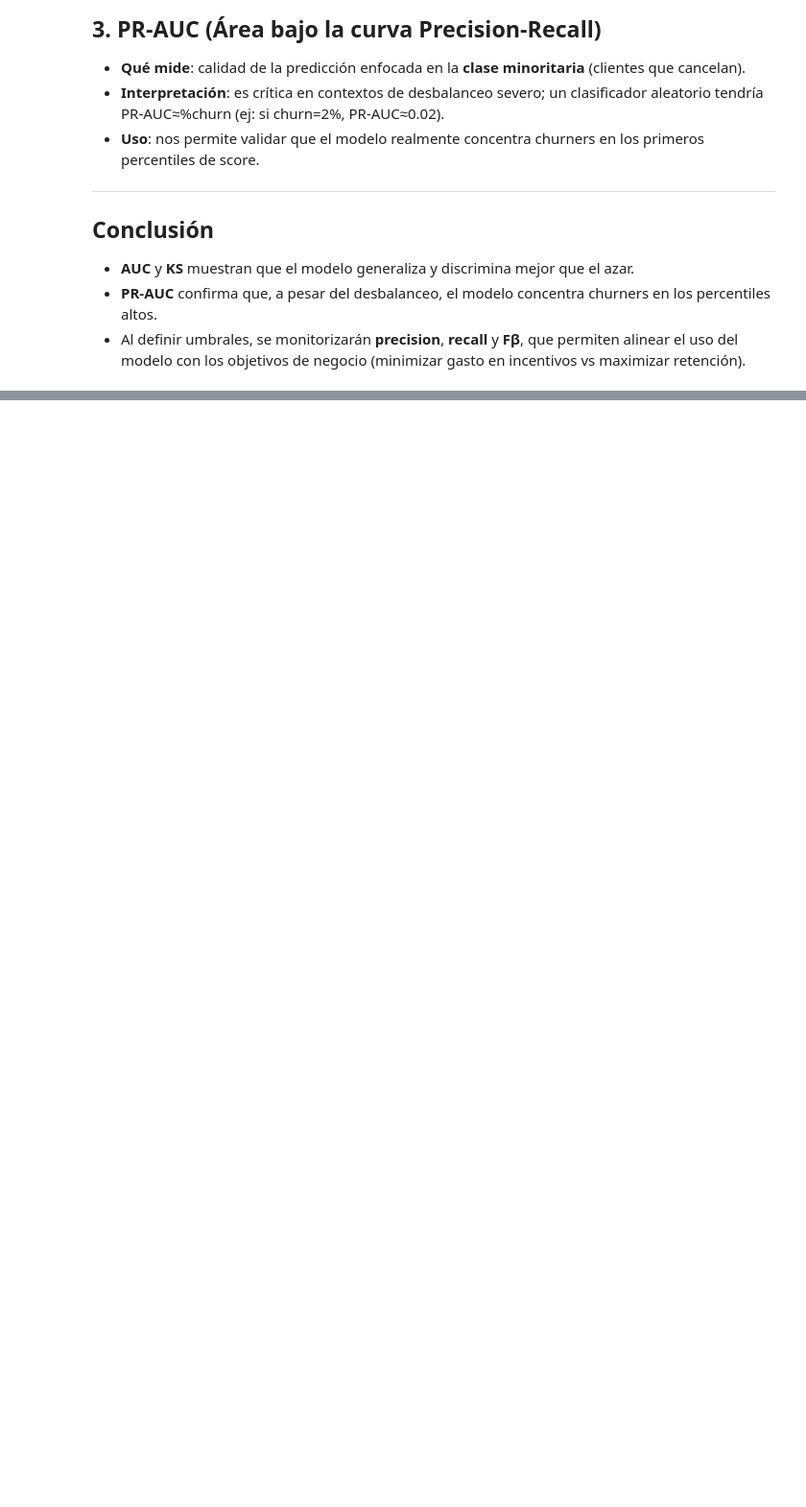
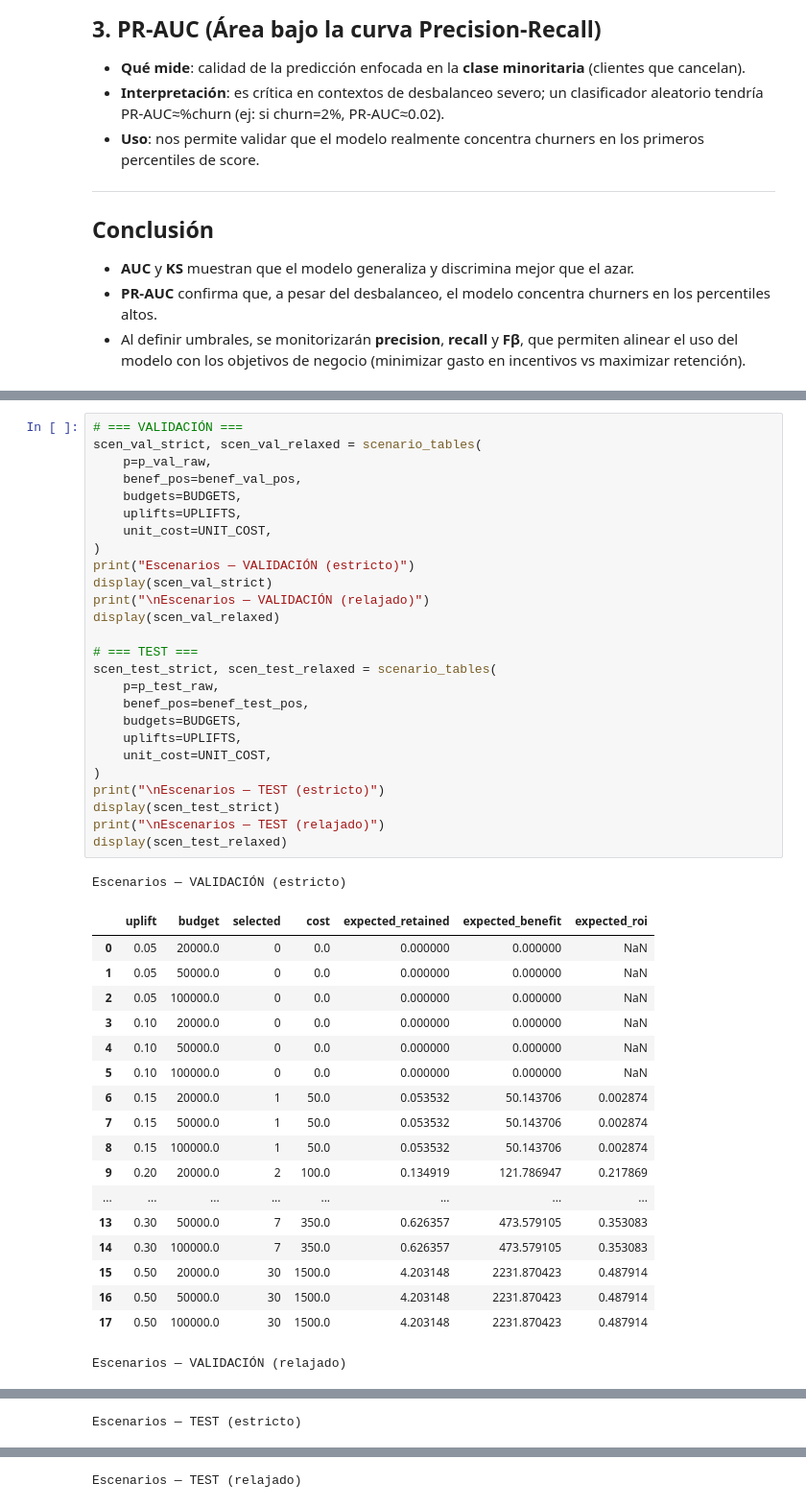
Before and after one commit to cafernandezp/adeslas-interview, a Jupyter notebook: notebooks/04-model.ipynb, the cells around one changed output, grey strips where cells are left out. Shown at 96% size. Cells and saved outputs as stored; diff of their text form; blank space fills up the shorter version.

```diff
--- a/notebooks/04-model.ipynb
+++ b/notebooks/04-model.ipynb
@@ -818,0 +1378,46 @@ Si luego quieres correr la versión con scale_pos_weight, descomenta el bloque d
+# %%
+# === VALIDACIÓN ===
+scen_val_strict, scen_val_relaxed = scenario_tables(
+    p=p_val_raw,
+    benef_pos=benef_val_pos,
+    budgets=BUDGETS,
+    uplifts=UPLIFTS,
+    unit_cost=UNIT_COST,
+)
+print("Escenarios — VALIDACIÓN (estricto)")
+display(scen_val_strict)
+print("\nEscenarios — VALIDACIÓN (relajado)")
+display(scen_val_relaxed)
+
+# === TEST ===
+scen_test_strict, scen_test_relaxed = scenario_tables(
+    p=p_test_raw,
+    benef_pos=benef_test_pos,
+    budgets=BUDGETS,
+    uplifts=UPLIFTS,
+    unit_cost=UNIT_COST,
+)
+print("\nEscenarios — TEST (estricto)")
+display(scen_test_strict)
+print("\nEscenarios — TEST (relajado)")
+display(scen_test_relaxed)
+# %% [output]
+Escenarios — VALIDACIÓN (estricto)
+|  | uplift | budget | selected | cost | expected_retained | expected_benefit | expected_roi |
+| 0 | 0.05 | 20000.0 | 0 | 0.0 | 0.000000 | 0.000000 | NaN |
+| 1 | 0.05 | 50000.0 | 0 | 0.0 | 0.000000 | 0.000000 | NaN |
+| 2 | 0.05 | 100000.0 | 0 | 0.0 | 0.000000 | 0.000000 | NaN |
+| 3 | 0.10 | 20000.0 | 0 | 0.0 | 0.000000 | 0.000000 | NaN |
+| 4 | 0.10 | 50000.0 | 0 | 0.0 | 0.000000 | 0.000000 | NaN |
+| 5 | 0.10 | 100000.0 | 0 | 0.0 | 0.000000 | 0.000000 | NaN |
+| 6 | 0.15 | 20000.0 | 1 | 50.0 | 0.053532 | 50.143706 | 0.002874 |
+| 7 | 0.15 | 50000.0 | 1 | 50.0 | 0.053532 | 50.143706 | 0.002874 |
+| 8 | 0.15 | 100000.0 | 1 | 50.0 | 0.053532 | 50.143706 | 0.002874 |
+| 9 | 0.20 | 20000.0 | 2 | 100.0 | 0.134919 | 121.786947 | 0.217869 |
+| ... | ... | ... | ... | ... | ... | ... | ... |
+| 13 | 0.30 | 50000.0 | 7 | 350.0 | 0.626357 | 473.579105 | 0.353083 |
+| 14 | 0.30 | 100000.0 | 7 | 350.0 | 0.626357 | 473.579105 | 0.353083 |
+| 15 | 0.50 | 20000.0 | 30 | 1500.0 | 4.203148 | 2231.870423 | 0.487914 |
+| 16 | 0.50 | 50000.0 | 30 | 1500.0 | 4.203148 | 2231.870423 | 0.487914 |
+| 17 | 0.50 | 100000.0 | 30 | 1500.0 | 4.203148 | 2231.870423 | 0.487914 |
+Escenarios — VALIDACIÓN (relajado)
@@ -818,0 +1441 @@ Si luego quieres correr la versión con scale_pos_weight, descomenta el bloque d
+Escenarios — TEST (estricto)
@@ -818,0 +1459 @@ Si luego quieres correr la versión con scale_pos_weight, descomenta el bloque d
+Escenarios — TEST (relajado)
```
Also changed, not shown: parts of 24 cells of this notebook, 2 other files.
